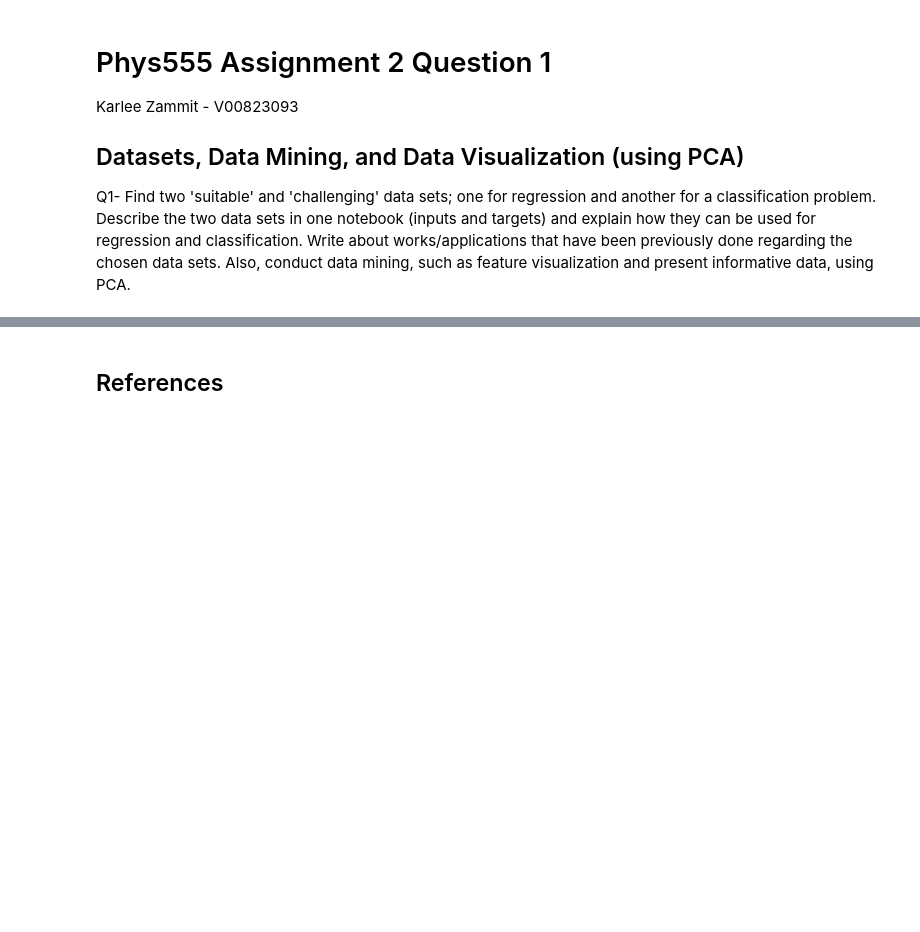
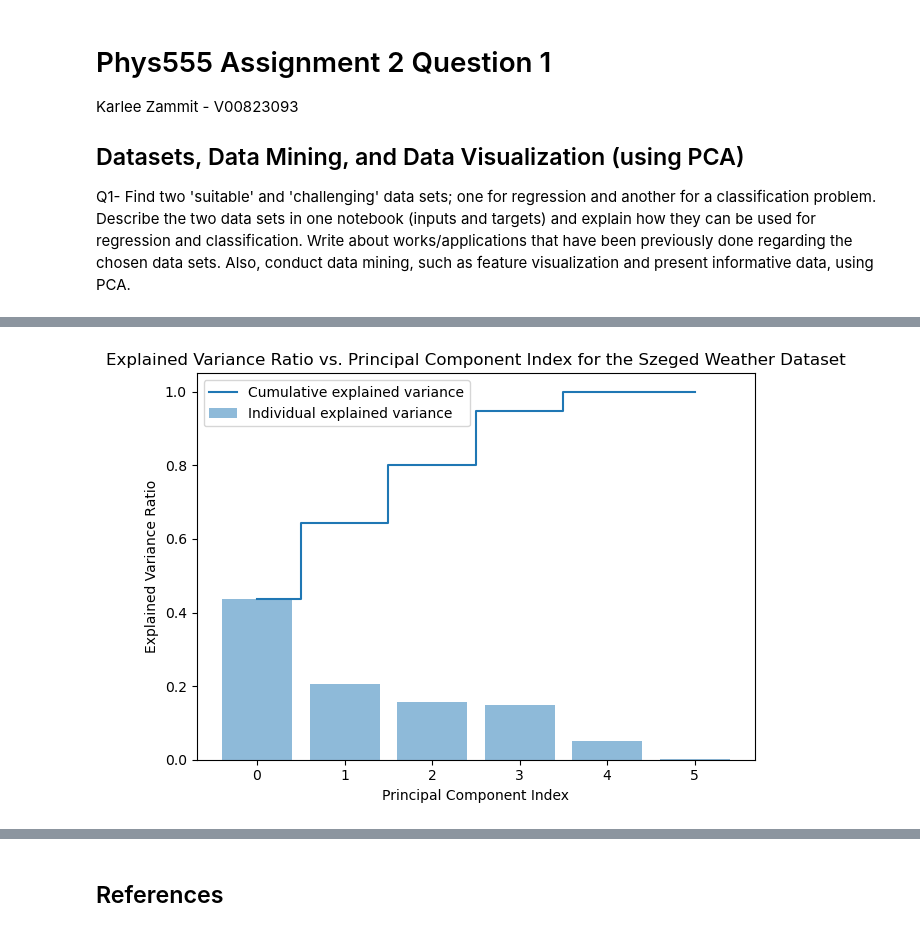
Before and after one commit to karlzam/school, a Jupyter notebook: phys555/assignment02/A2Q1-KZammit.ipynb, the cells around one changed output, grey strips where cells are left out. Cells and saved outputs as stored; diff of their text form; code cells hidden in the pictures; blank space fills up the shorter version.

```diff
--- a/phys555/assignment02/A2Q1-KZammit.ipynb
+++ b/phys555/assignment02/A2Q1-KZammit.ipynb
@@ -229,0 +162,36 @@ plt.show()
+# %%
+## Normalize the data
+
+# Initialize the normalization estimator
+sc = StandardScaler()
+
+# Train the estimator on the input alfalfa data. This method calculates the mean and variance of each of the features present in the data.
+sc.fit(weather_mined)
+
+# Apply the method to the alfalfa data, to transform all of the features using their respective mean and variance.
+df_norm = sc.transform(weather_mined)
+
+# Initialize scikit learns principal component analysis function
+pca = PCA()
+
+# Determine transformed features
+df_analysis_pca = pca.fit_transform(df_norm)
+
+# Determine explained variance using explained_variance_ration_ attribute
+exp_var_pca = pca.explained_variance_ratio_
+
+# Cumulative sum of eigenvalues; This will be used to create step plot
+# for visualizing the variance explained by each principal component.
+cum_sum_eigenvalues = np.cumsum(exp_var_pca)
+
+# Create the visualization plot
+plt.bar(range(0,len(exp_var_pca)), exp_var_pca, alpha=0.5, align='center', label='Individual explained variance')
+plt.step(range(0,len(cum_sum_eigenvalues)), cum_sum_eigenvalues, where='mid',label='Cumulative explained variance')
+plt.ylabel('Explained Variance Ratio')
+plt.xlabel('Principal Component Index')
+plt.title('Explained Variance Ratio vs. Principal Component Index for the Szeged Weather Dataset')
+plt.legend(loc='best')
+plt.tight_layout()
+plt.show()
+# %% [output]
+[figure, added]
```
Also changed, not shown: parts of 22 cells of this notebook, 5 other files.
